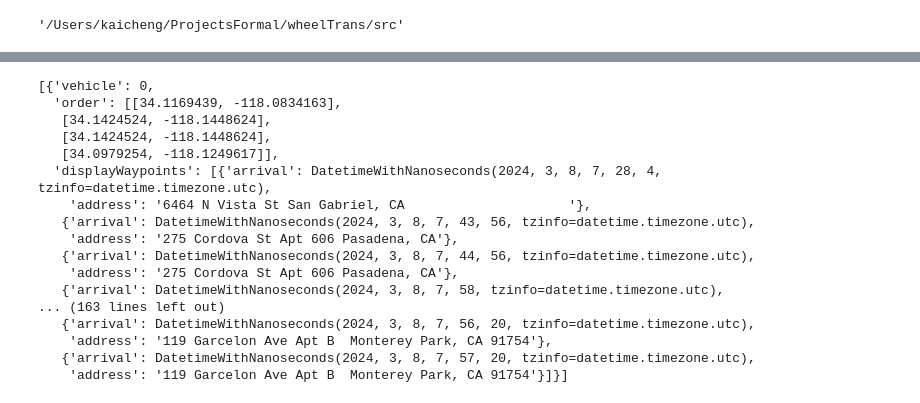
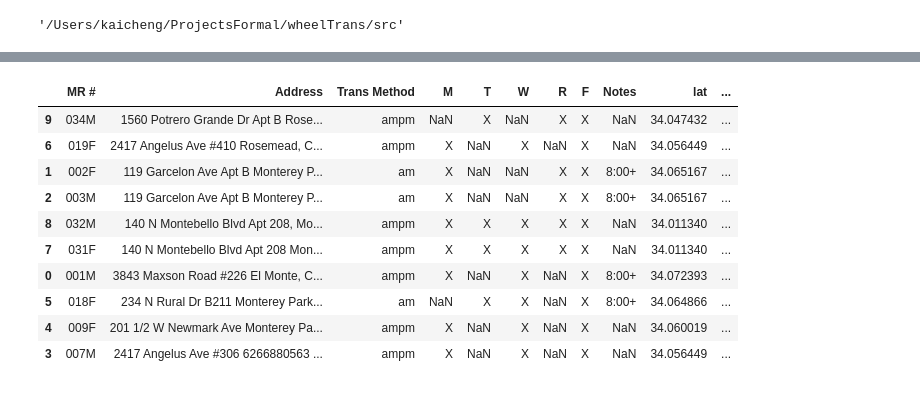
Before and after one commit to KC-Zhang/wheelTrans, a Jupyter notebook: src/wheeltrans/mainNotebook.ipynb, the cells around one changed output, grey strips where cells are left out. Saved outputs shown, nothing was run; the diff lists cells and outputs as text; code cells hidden in the pictures.

```diff
--- a/src/wheeltrans/mainNotebook.ipynb
+++ b/src/wheeltrans/mainNotebook.ipynb
@@ -219,38 +210,28 @@ total_cost: 56.833333333333336
 # %%
-optimizedRoutes = []
+optimizedList = []
+
 for vehicleRoute in fleetOptimizationResponse.routes:
-    displayWaypoints=[]
-    latlngWaypoints=[]
     for index, visit in enumerate(vehicleRoute.visits):
-        shipmentId = visit.shipment_index
-        displayWaypoints.append({
-            'arrival': visit.start_time,
-            'address': validAddresses[shipmentId]
-        })
-        latlngWaypoints.append(coordinates[shipmentId])
-    optimizedRoutes.append({
-        'vehicle': vehicleRoute.vehicle_index or 0,
-        'order':latlngWaypoints,
-        'displayWaypoints': displayWaypoints
-        })
-optimizedRoutes
+        shipmentId = visit.shipment_index or 0
+        row = geocodedDf.loc[shipmentId].copy()
+        row.loc["arrival time"]= visit.start_time
+        row.loc["vehicle"]= vehicleRoute.vehicle_index or 0
+        row.loc["order"]= index
+        optimizedList.append(row)
+
+optimizedDf = pandas.DataFrame(optimizedList)
+optimizedDf
 # %% [output]
-[{'vehicle': 0,
-  'order': [[34.1169439, -118.0834163],
-   [34.1424524, -118.1448624],
-   [34.1424524, -118.1448624],
-   [34.0979254, -118.1249617]],
-  'displayWaypoints': [{'arrival': DatetimeWithNanoseconds(2024, 3, 8, 7, 28, 4, tzinfo=datetime.timezone.utc),
-    'address': '6464 N Vista St San Gabriel, CA                     '},
-   {'arrival': DatetimeWithNanoseconds(2024, 3, 8, 7, 43, 56, tzinfo=datetime.timezone.utc),
-    'address': '275 Cordova St Apt 606 Pasadena, CA'},
-   {'arrival': DatetimeWithNanoseconds(2024, 3, 8, 7, 44, 56, tzinfo=datetime.timezone.utc),
-    'address': '275 Cordova St Apt 606 Pasadena, CA'},
-   {'arrival': DatetimeWithNanoseconds(2024, 3, 8, 7, 58, tzinfo=datetime.timezone.utc),
-... (163 lines left out)
-   {'arrival': DatetimeWithNanoseconds(2024, 3, 8, 7, 56, 20, tzinfo=datetime.timezone.utc),
-    'address': '119 Garcelon Ave Apt B  Monterey Park, CA 91754'},
-   {'arrival': DatetimeWithNanoseconds(2024, 3, 8, 7, 57, 20, tzinfo=datetime.timezone.utc),
-    'address': '119 Garcelon Ave Apt B  Monterey Park, CA 91754'}]}]
+|  | MR # | Address | Trans Method | M | T | W | R | F | Notes | lat | ... |
+| 9 | 034M | 1560 Potrero Grande Dr Apt B Rose... | ampm | NaN | X | NaN | X | X | NaN | 34.047432 | ... |
+| 6 | 019F | 2417 Angelus Ave #410 Rosemead, C... | ampm | X | NaN | X | NaN | X | NaN | 34.056449 | ... |
+| 1 | 002F | 119 Garcelon Ave Apt B Monterey P... | am | X | NaN | NaN | X | X | 8:00+ | 34.065167 | ... |
+| 2 | 003M | 119 Garcelon Ave Apt B Monterey P... | am | X | NaN | NaN | X | X | 8:00+ | 34.065167 | ... |
+| 8 | 032M | 140 N Montebello Blvd Apt 208, Mo... | ampm | X | X | X | X | X | NaN | 34.011340 | ... |
+| 7 | 031F | 140 N Montebello Blvd Apt 208 Mon... | ampm | X | X | X | X | X | NaN | 34.011340 | ... |
+| 0 | 001M | 3843 Maxson Road #226 El Monte, C... | ampm | X | NaN | X | NaN | X | 8:00+ | 34.072393 | ... |
+| 5 | 018F | 234 N Rural Dr B211 Monterey Park... | am | NaN | X | X | NaN | X | 8:00+ | 34.064866 | ... |
+| 4 | 009F | 201 1/2 W Newmark Ave Monterey Pa... | ampm | X | NaN | X | NaN | X | NaN | 34.060019 | ... |
+| 3 | 007M | 2417 Angelus Ave #306 6266880563 ... | ampm | X | NaN | X | NaN | X | NaN | 34.056449 | ... |
 # %%
 import polyline
```
Also changed, not shown: parts of 11 cells of this notebook, 4 other files.
